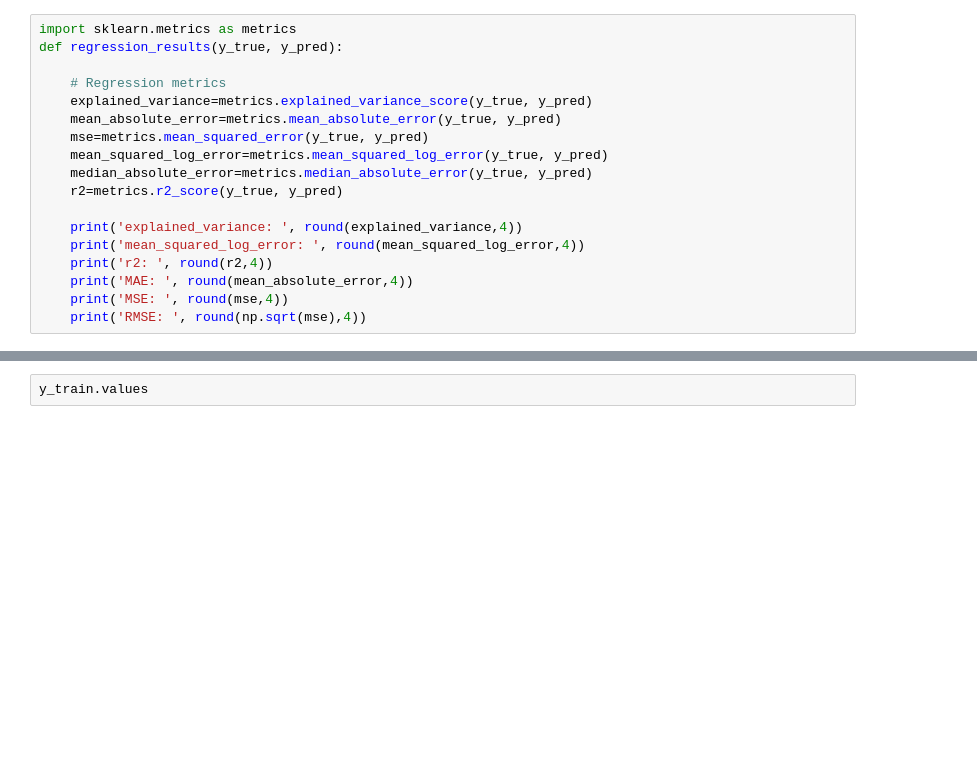
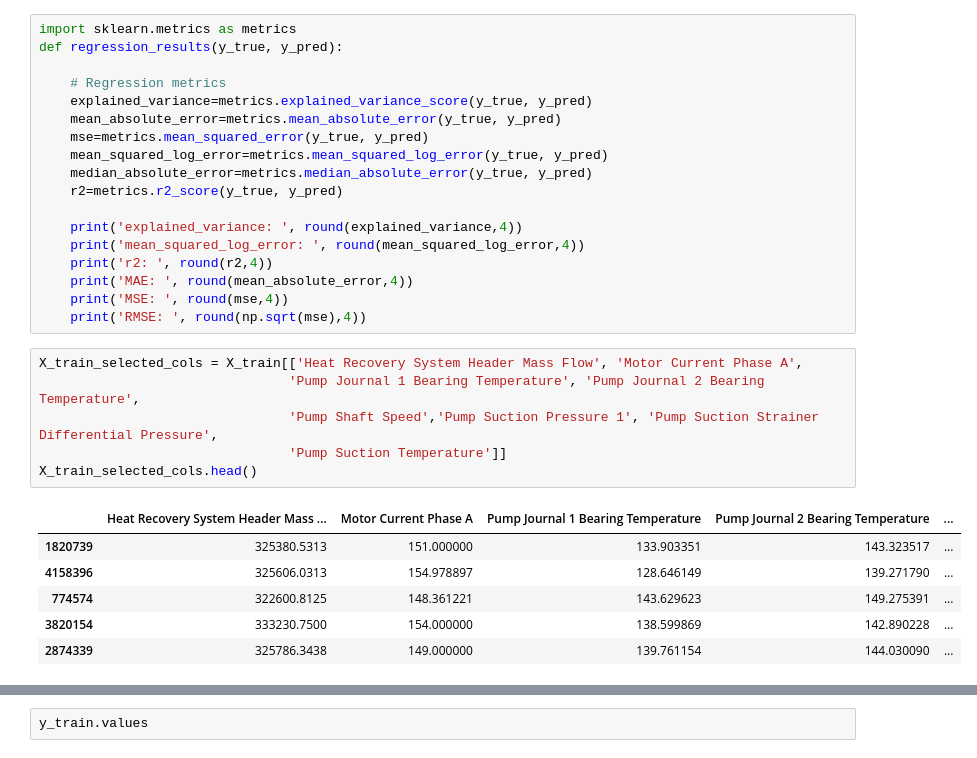
Before and after one commit to sonalS2210/mechademy-hiring-challenge, a Jupyter notebook: data_enegineering.ipynb, the cells around one changed output, grey strips where cells are left out. Cells and saved outputs as stored; diff of their text form; blank space fills up the shorter version.

```diff
--- a/data_enegineering.ipynb
+++ b/data_enegineering.ipynb
@@ -453,6 +464,19 @@ def regression_results(y_true, y_pred):
     print('MAE: ', round(mean_absolute_error,4))
     print('MSE: ', round(mse,4))
     print('RMSE: ', round(np.sqrt(mse),4))
+# %%
+X_train_selected_cols = X_train[['Heat Recovery System Header Mass Flow', 'Motor Current Phase A',
+                                'Pump Journal 1 Bearing Temperature', 'Pump Journal 2 Bearing Temperature',
+                                'Pump Shaft Speed','Pump Suction Pressure 1', 'Pump Suction Strainer Differential Pressure',
+                                'Pump Suction Temperature']]
+X_train_selected_cols.head()
+# %% [output]
+|  | Heat Recovery System Header Mass ... | Motor Current Phase A | Pump Journal 1 Bearing Temperature | Pump Journal 2 Bearing Temperature | ... |
+| 1820739 | 325380.5313 | 151.000000 | 133.903351 | 143.323517 | ... |
+| 4158396 | 325606.0313 | 154.978897 | 128.646149 | 139.271790 | ... |
+| 774574 | 322600.8125 | 148.361221 | 143.629623 | 149.275391 | ... |
+| 3820154 | 333230.7500 | 154.000000 | 138.599869 | 142.890228 | ... |
+| 2874339 | 325786.3438 | 149.000000 | 139.761154 | 144.030090 | ... |
 # %%
 pipe = Pipeline([('poly_features',PolynomialFeatures(2, include_bias=False, interaction_only=True)),
                         ('scaler', MinMaxScaler()),
```
Also changed, not shown: parts of 11 cells of this notebook.
